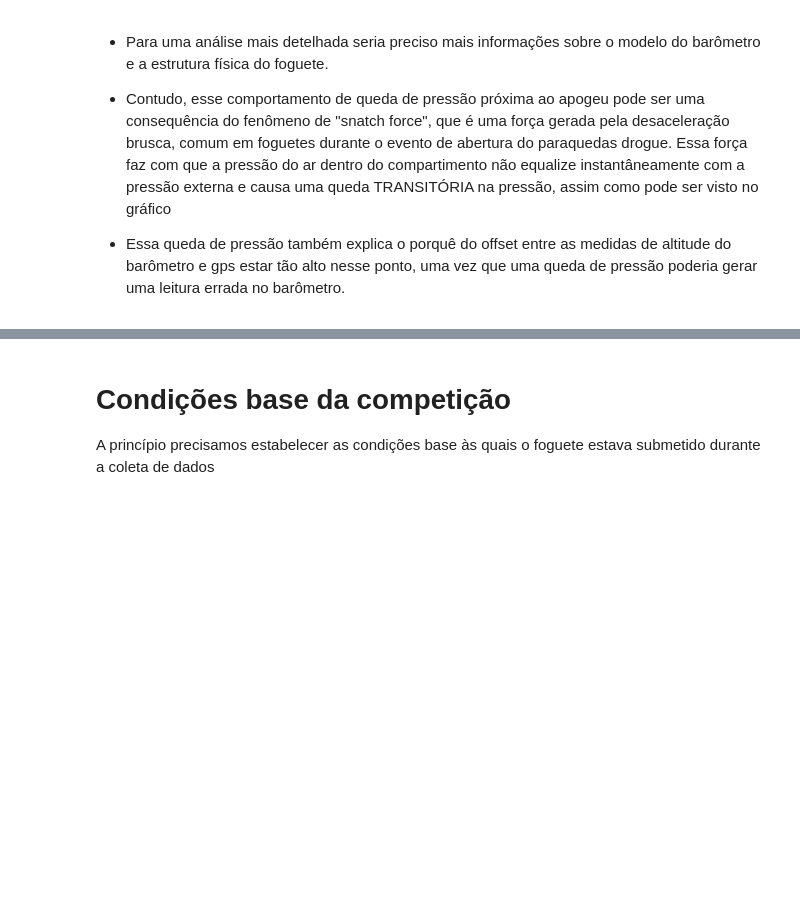
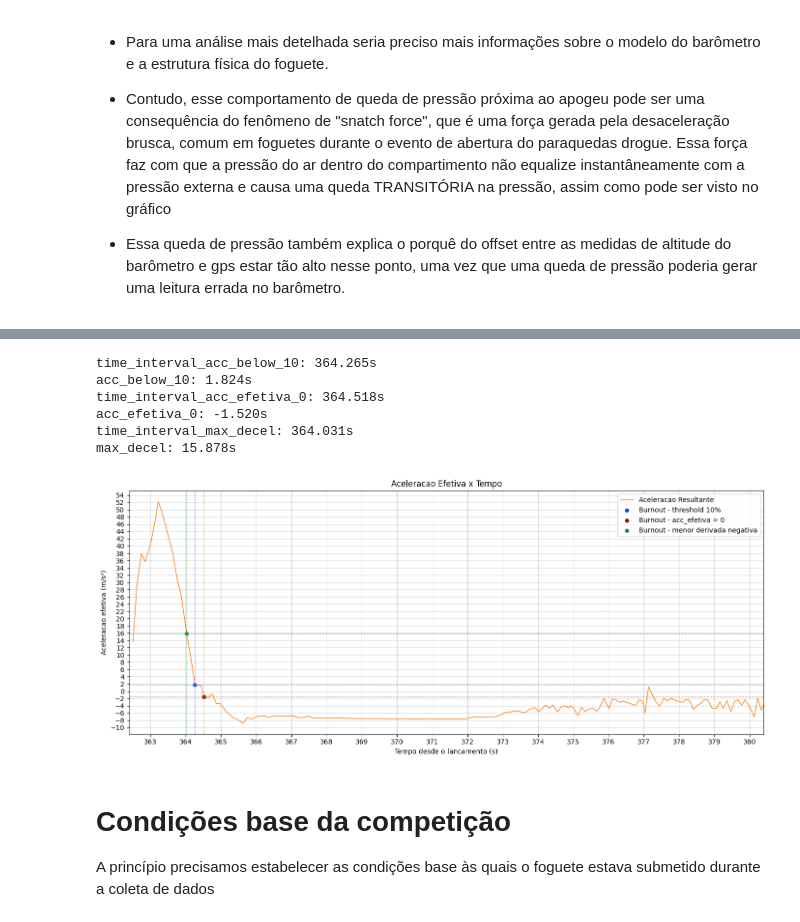
Before and after one commit to EnzoBat17/Analise-de-Dados-NASHIRA---EPTA, a Jupyter notebook: Analise de Dados NASHIRA.ipynb, the cells around one changed output, grey strips where cells are left out. Cells and saved outputs as stored; diff of their text form; code cells hidden in the pictures; blank space fills up the shorter version.

Commit message:
Adicionado Identificacao de burnout - Terminar logs burnout

```diff
--- a/Analise de Dados NASHIRA.ipynb
+++ b/Analise de Dados NASHIRA.ipynb
@@ -583,3 +649,48 @@ plt.show()
+# %%
+plt.figure(figsize=(14,6))
+
+resultados, df_burnout = detectar_burnout(df) #df_burnout contém valores apenas num flight_state >= 2
+for metodo, tempo in resultados.items():
+    print(f"{metodo}: {tempo:.3f}s")
+
+
+plt.plot(df_burnout["time_interval"]/1000, df_burnout["acc_efetiva"], color ="#F97400FF", linestyle="-",label ="Aceleracao Resultante", alpha = 1, linewidth = 1)
+plt.title("Aceleracao Efetiva x Tempo")
+plt.xlabel("Tempo desde o lancamento (s)")
+plt.ylabel("Aceleracao efetiva (m/s²)")
+
+#Burnout - Threshold 10%
+plt.axvline(x=resultados["time_interval_acc_below_10"], color="#0042F97A", linewidth = 0.9, linestyle = "--")
+plt.axhline(y=resultados["acc_below_10"], color="#0042F97A", linewidth = 0.9, linestyle = "--")
+plt.scatter(x=resultados["time_interval_acc_below_10"], y=resultados["acc_below_10"], color="#0042F97A", linewidths= 0.1, alpha=1, label = "Burnout - threshold 10%")
+
+#Burnout - Acc Efetiva = 0
+plt.axvline(x=resultados["time_interval_acc_efetiva_0"], color="#9407076E", linewidth = 0.9, linestyle = "--")
+plt.axhline(y=resultados["acc_efetiva_0"], color="#9407076E", linewidth = 0.9, linestyle = "--")
+plt.scatter(x=resultados["time_interval_acc_efetiva_0"], y=resultados["acc_efetiva_0"], color="#9407076E", linewidths= 0.1, alpha=1, label = "Burnout - acc_efetiva = 0")
+
+#Burnout - Maior desaceleracao
+plt.axvline(x=resultados["time_interval_max_decel"], color="#07943BB6", linewidth = 0.9, linestyle = "--")
+plt.axhline(y=resultados["max_decel"], color="#07943BB6", linewidth = 0.9, linestyle = "--")
+plt.scatter(x=resultados["time_interval_max_decel"], y=resultados["max_decel"], color="#07943BB6", linewidths= 0.1, alpha=1, label = "Burnout - menor derivada negativa")
+
+plt.grid(True, alpha= 0.5)
+plt.tight_layout()
+plt.legend()
+
+plt.xlim(362.4, 380.4)
+plt.gca().xaxis.set_major_locator(ticker.MaxNLocator(20))
+plt.gca().yaxis.set_major_locator(ticker.MaxNLocator(40))
+
+plt.show()
+# %% [output]
+time_interval_acc_below_10: 364.265s
+acc_below_10: 1.824s
+time_interval_acc_efetiva_0: 364.518s
+acc_efetiva_0: -1.520s
+time_interval_max_decel: 364.031s
+max_decel: 15.878s
+[figure, added]
 # %% [markdown]
 # Condições base da competição
 A princípio precisamos estabelecer as condições base às quais o foguete estava submetido durante a coleta de dados
```
Also changed, not shown: parts of 6 cells of this notebook.
